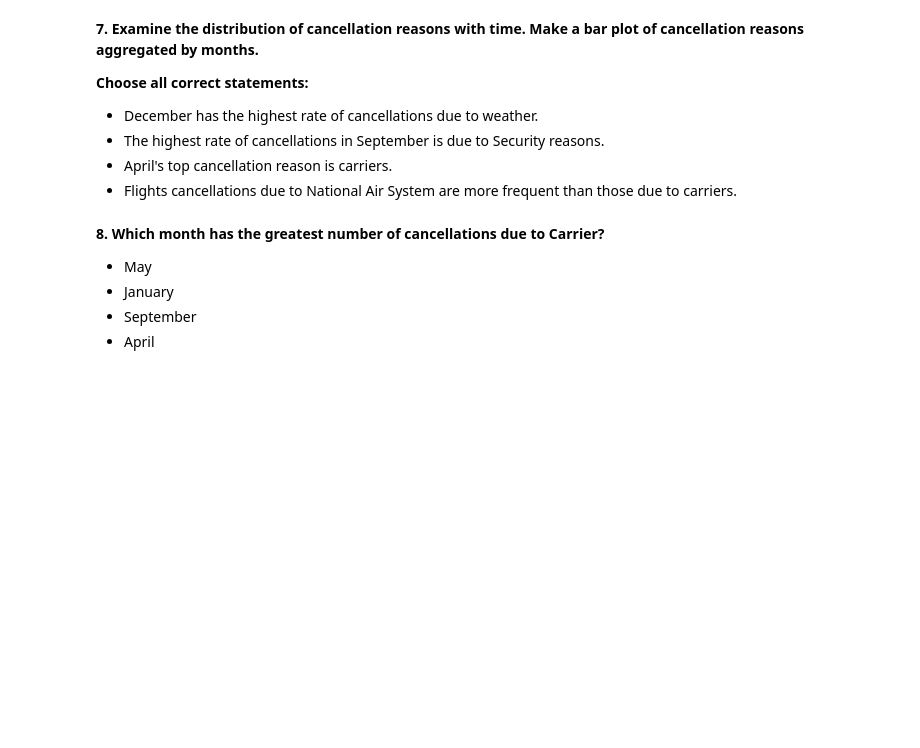
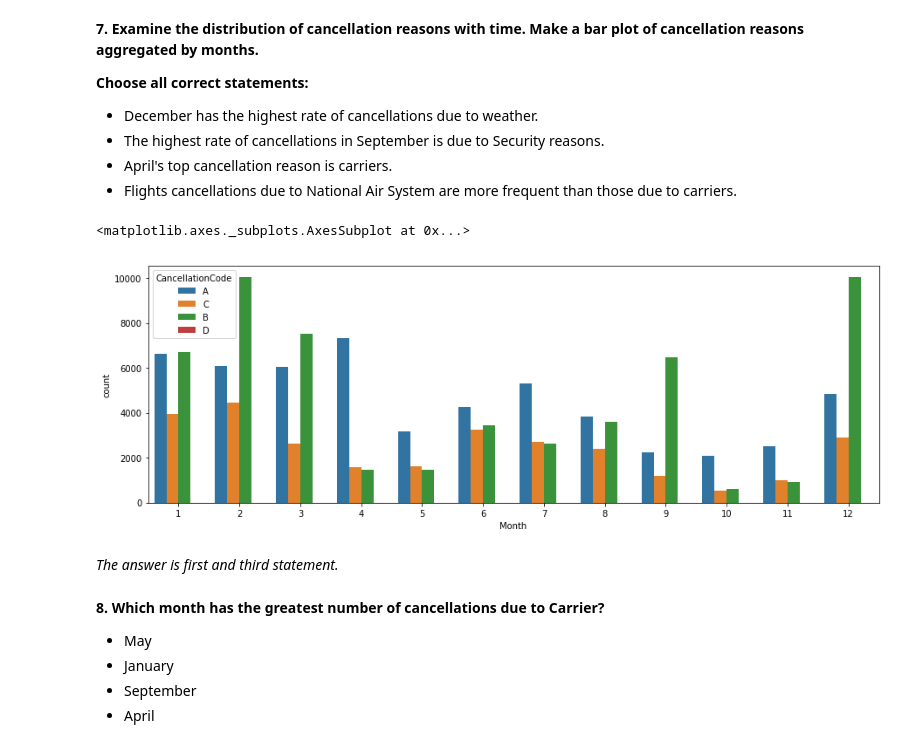
Before and after one commit to LYleonard/DataAnalysis, a Jupyter notebook: OMLCourse/assignment2_USA_flights/assignment2_USA_flights.ipynb, the cells around one changed output. Drawn from its saved outputs; the diff is of its cells as text; code cells hidden in the pictures; blank space fills up the shorter version.

```diff
--- a/OMLCourse/assignment2_USA_flights/assignment2_USA_flights.ipynb
+++ b/OMLCourse/assignment2_USA_flights/assignment2_USA_flights.ipynb
@@ -329,3 +339,14 @@ num_flights_by_date.rolling(window=7).mean().plot();
+# %%
+# You code here
+plt.figure(figsize=(15,5))
+# flights_df.groupby(['Month', 'CancellationCode']).size().plot(kind='Bar')
+
+sns.countplot(data=flights_df, x='Month', hue='CancellationCode')
+# %% [output]
+<matplotlib.axes._subplots.AxesSubplot at 0x...>
+[figure, added]
+# %% [markdown]
+*The answer is first and third statement.*
 # %% [markdown]
 **8. Which month has the greatest number of cancellations due to Carrier?**
 - May
```
Also changed, not shown: parts of 15 cells of this notebook.
